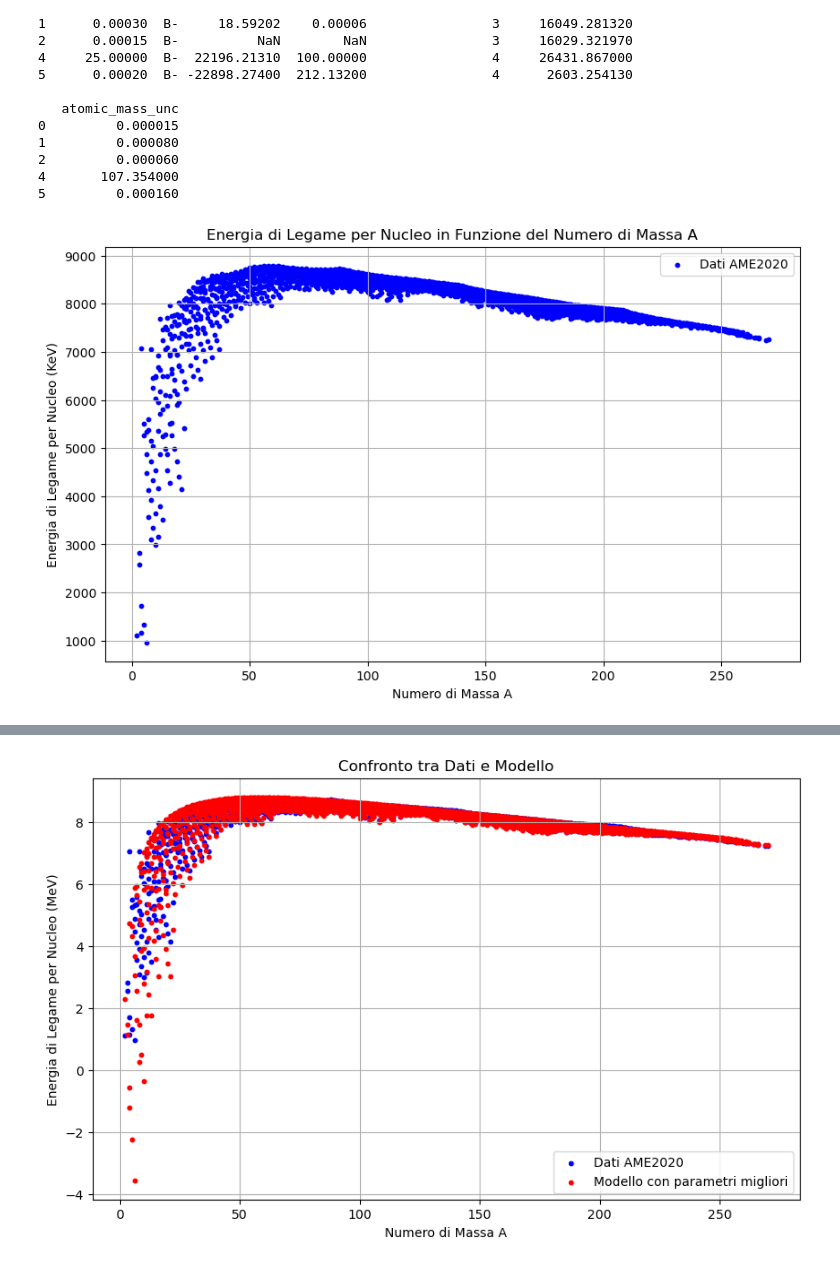
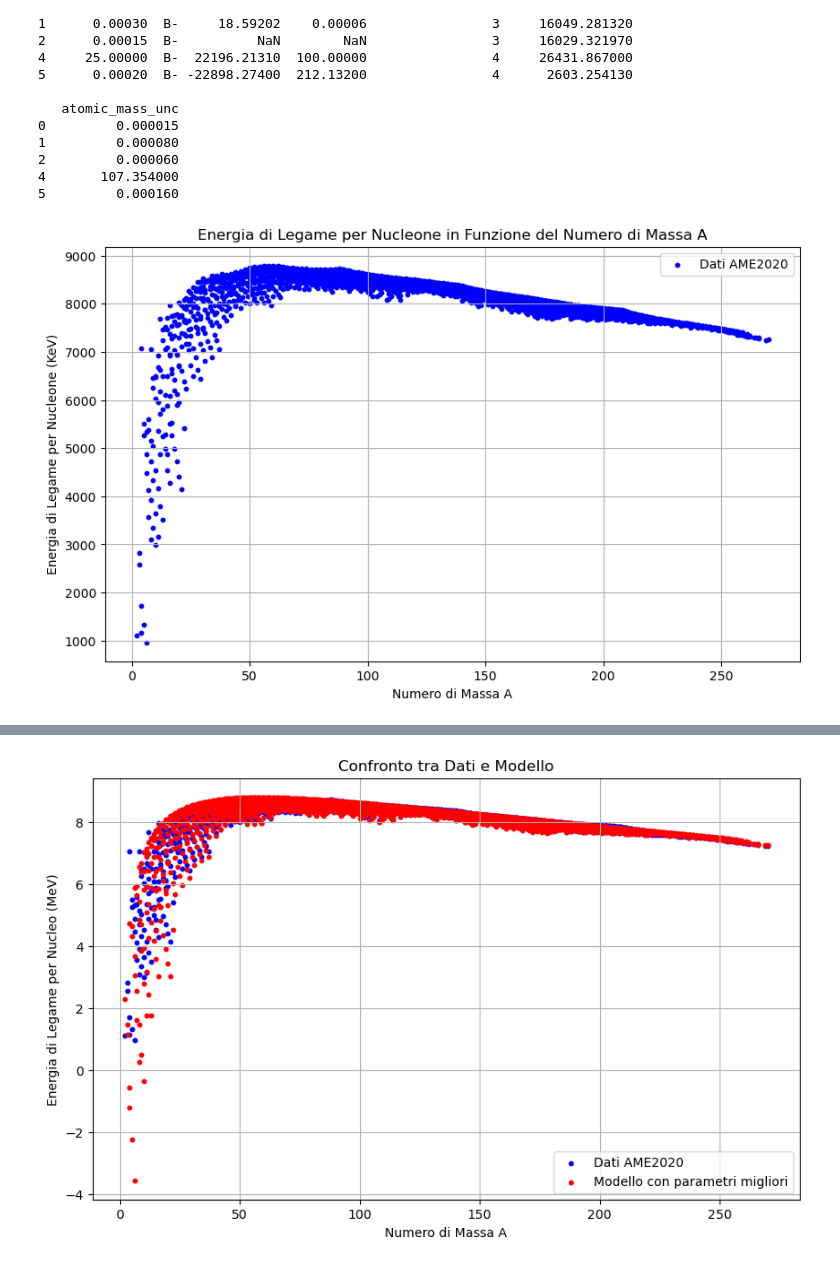
Before and after one commit to maddoc-g/5_masse_nucleari, a Jupyter notebook: masse_nucleari.ipynb, the cells around one changed output, grey strips where cells are left out. Drawn from its saved outputs; the diff is of its cells as text; code cells hidden in the pictures.

```diff
--- a/masse_nucleari.ipynb
+++ b/masse_nucleari.ipynb
@@ -65,15 +65,15 @@ print(df.head())
 # %%
 # grafico di BE in funzione di A
 plt.figure(figsize=(10, 6))
 plt.scatter(df['A'], df['binding'], s=10, color='blue', label='Dati AME2020')
 plt.xlabel('Numero di Massa A')
-plt.ylabel('Energia di Legame per Nucleo (KeV)')
-plt.title('Energia di Legame per Nucleo in Funzione del Numero di Massa A')
+plt.ylabel('Energia di Legame per Nucleone (KeV)')
+plt.title('Energia di Legame per Nucleone in Funzione del Numero di Massa A')
 plt.legend()
 plt.grid()
 plt.show()
 # %% [output]
-[figure, old version]
+[figure, new version]
 # %%
 # inferenza bayesiana con ultranest
 def prior(cube):
```
Also changed, not shown: parts of 9 cells of this notebook.
